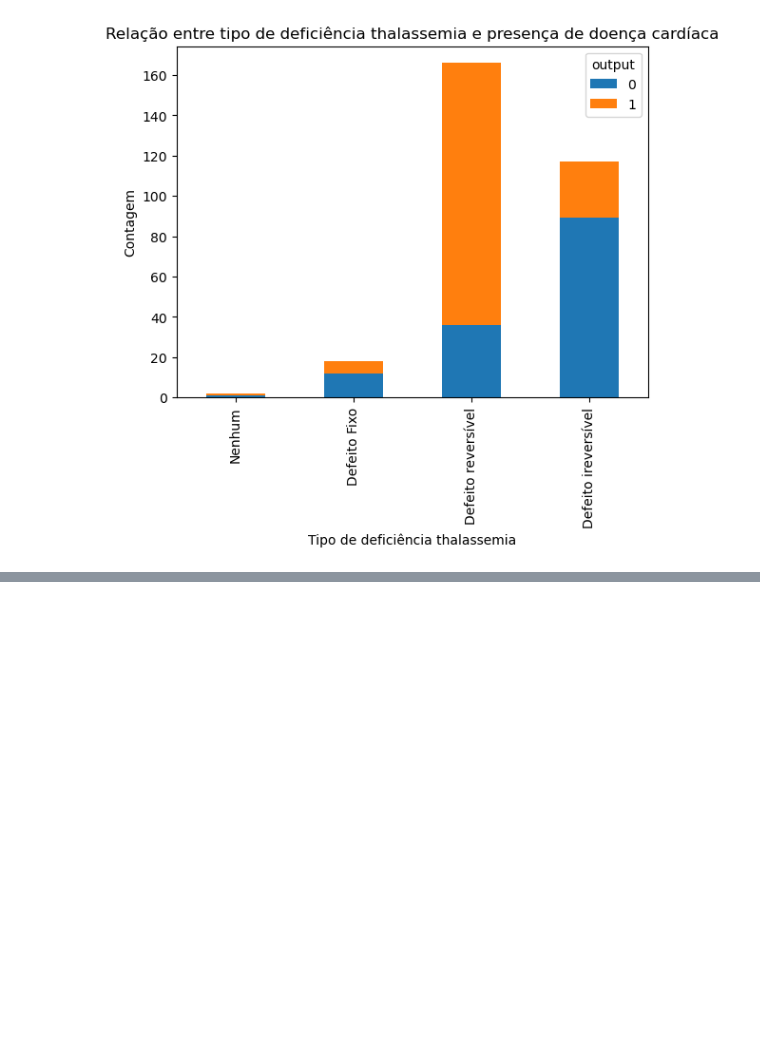
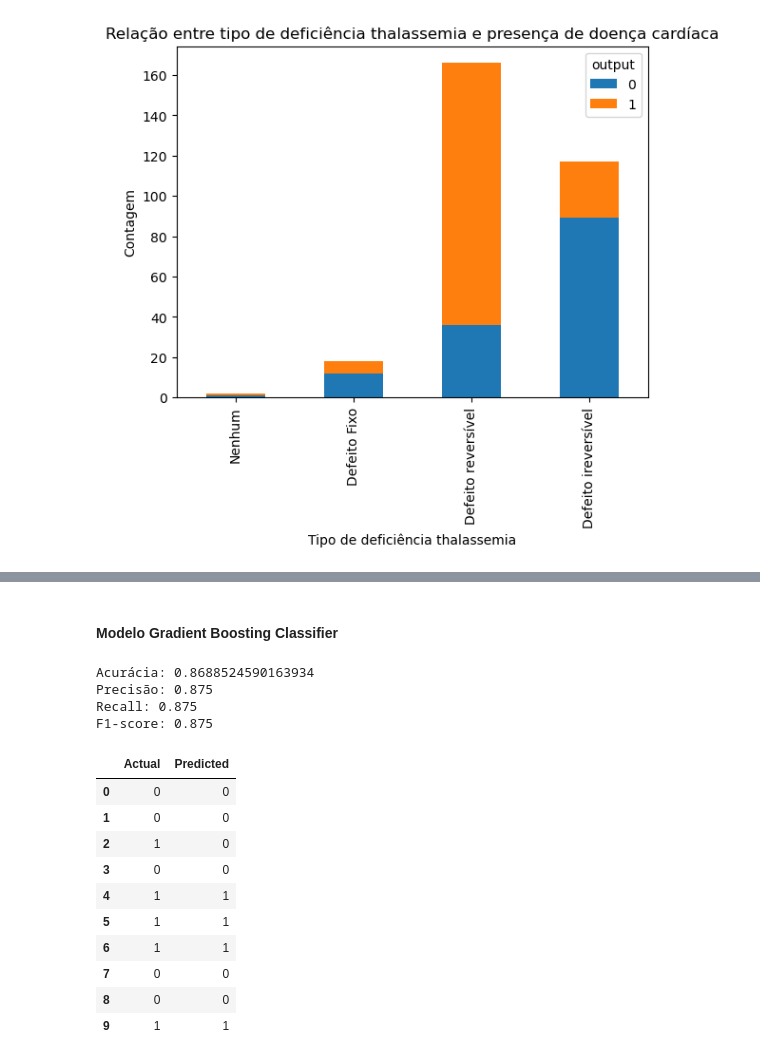
Before and after one commit to RyanQuize/Heart_diseases_dataset, a Jupyter notebook: Heart diseases.ipynb, the cells around one changed output, grey strips where cells are left out. Drawn from its saved outputs; the diff is of its cells as text; code cells hidden in the pictures; blank space fills up the shorter version.

```diff
--- a/Heart diseases.ipynb
+++ b/Heart diseases.ipynb
@@ -417,0 +593,36 @@ plt.show()
+# %% [markdown]
+#### Modelo Gradient Boosting Classifier
+# %%
+gb = GradientBoostingClassifier(n_estimators = 300,max_depth=1,subsample=0.8,max_features=0.2,random_state=42)
+
+# fit the model to the training data
+gb.fit(X_train, y_train.values.ravel())
+
+# make predictions on the test data
+y_pred = gb.predict(X_test)
+
+# calculate the accuracy of the model
+accuracy = accuracy_score(y_test, y_pred)
+print("Acurácia:", accuracy_score(y_test, y_pred))
+print("Precisão:", precision_score(y_test, y_pred))
+print("Recall:", recall_score(y_test, y_pred))
+print("F1-score:", f1_score(y_test, y_pred))
+
+comparison = pd.DataFrame({'Actual': y_test.values.ravel(), 'Predicted': y_pred.ravel()})
+comparison.head(10)
+# %% [output]
+Acurácia: 0.8688524590163934
+Precisão: 0.875
+Recall: 0.875
+F1-score: 0.875
+|  | Actual | Predicted |
+| 0 | 0 | 0 |
+| 1 | 0 | 0 |
+| 2 | 1 | 0 |
+| 3 | 0 | 0 |
+| 4 | 1 | 1 |
+| 5 | 1 | 1 |
+| 6 | 1 | 1 |
+| 7 | 0 | 0 |
+| 8 | 0 | 0 |
+| 9 | 1 | 1 |
```
Also changed, not shown: parts of 13 cells of this notebook.
